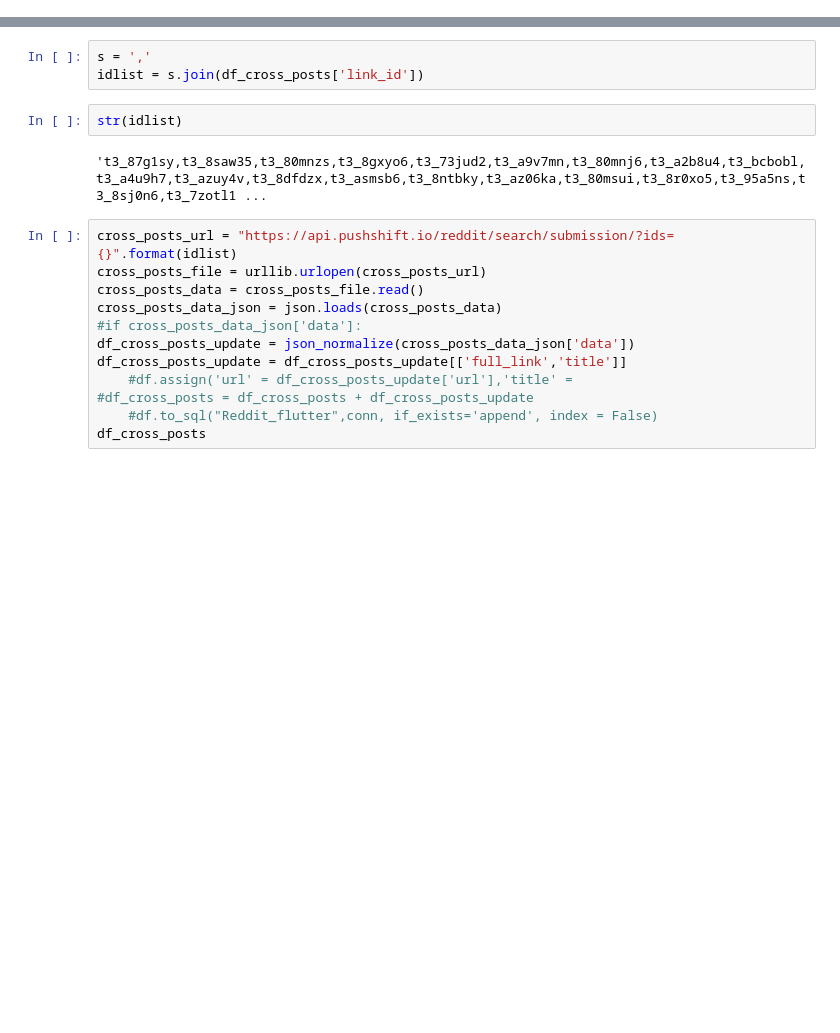
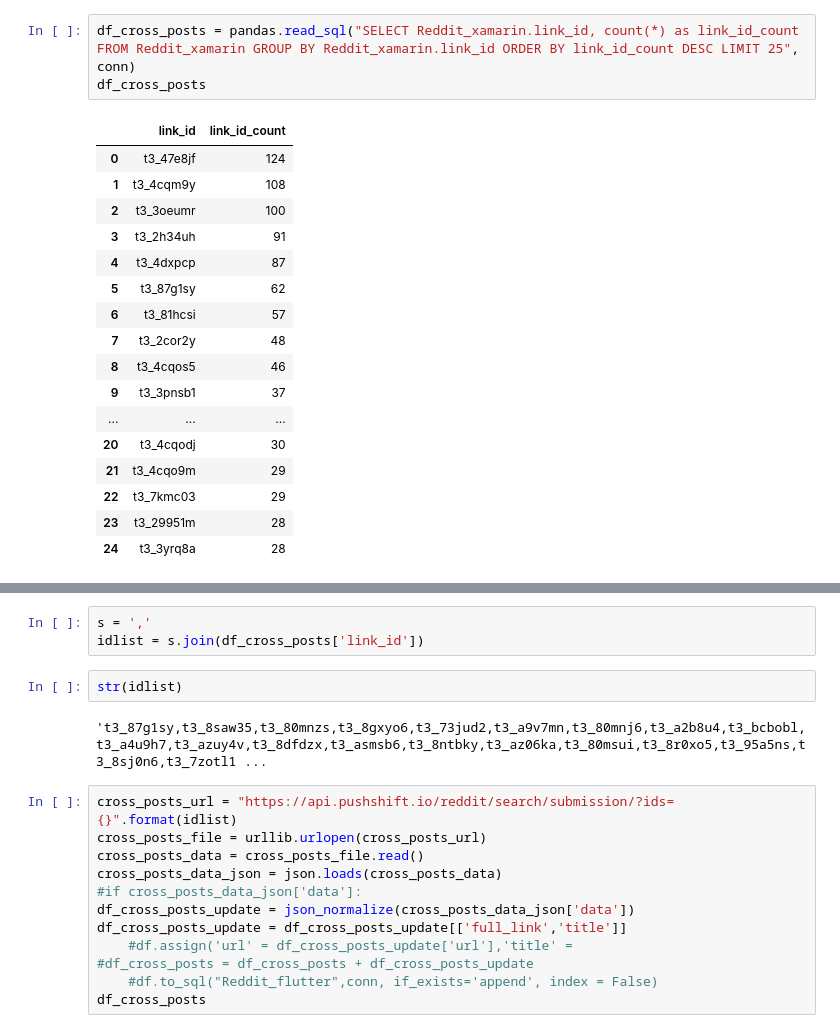
Before and after one commit to andrewbierbaum/InsightProject, a Jupyter notebook: RandomAndWorking.ipynb, the cells around one changed output, grey strips where cells are left out. Cells and saved outputs as stored; diff of their text form; blank space fills up the shorter version.

```diff
--- a/RandomAndWorking.ipynb
+++ b/RandomAndWorking.ipynb
@@ -47,0 +115,21 @@ df
+# %%
+df_cross_posts = pandas.read_sql("SELECT Reddit_xamarin.link_id, count(*) as link_id_count FROM Reddit_xamarin GROUP BY Reddit_xamarin.link_id ORDER BY link_id_count DESC LIMIT 25", conn)
+df_cross_posts
+# %% [output]
+|  | link_id | link_id_count |
+| 0 | t3_47e8jf | 124 |
+| 1 | t3_4cqm9y | 108 |
+| 2 | t3_3oeumr | 100 |
+| 3 | t3_2h34uh | 91 |
+| 4 | t3_4dxpcp | 87 |
+| 5 | t3_87g1sy | 62 |
+| 6 | t3_81hcsi | 57 |
+| 7 | t3_2cor2y | 48 |
+| 8 | t3_4cqos5 | 46 |
+| 9 | t3_3pnsb1 | 37 |
+| ... | ... | ... |
+| 20 | t3_4cqodj | 30 |
+| 21 | t3_4cqo9m | 29 |
+| 22 | t3_7kmc03 | 29 |
+| 23 | t3_29951m | 28 |
+| 24 | t3_3yrq8a | 28 |
```
Also changed, not shown: parts of 4 cells of this notebook, 2 other files.
